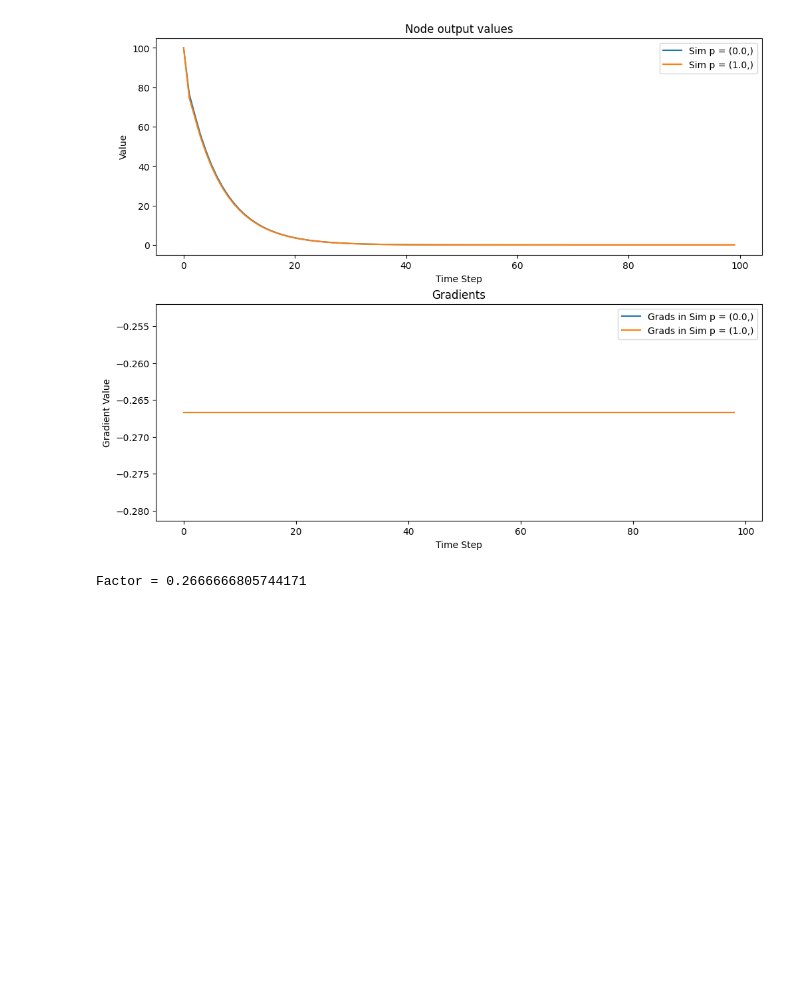
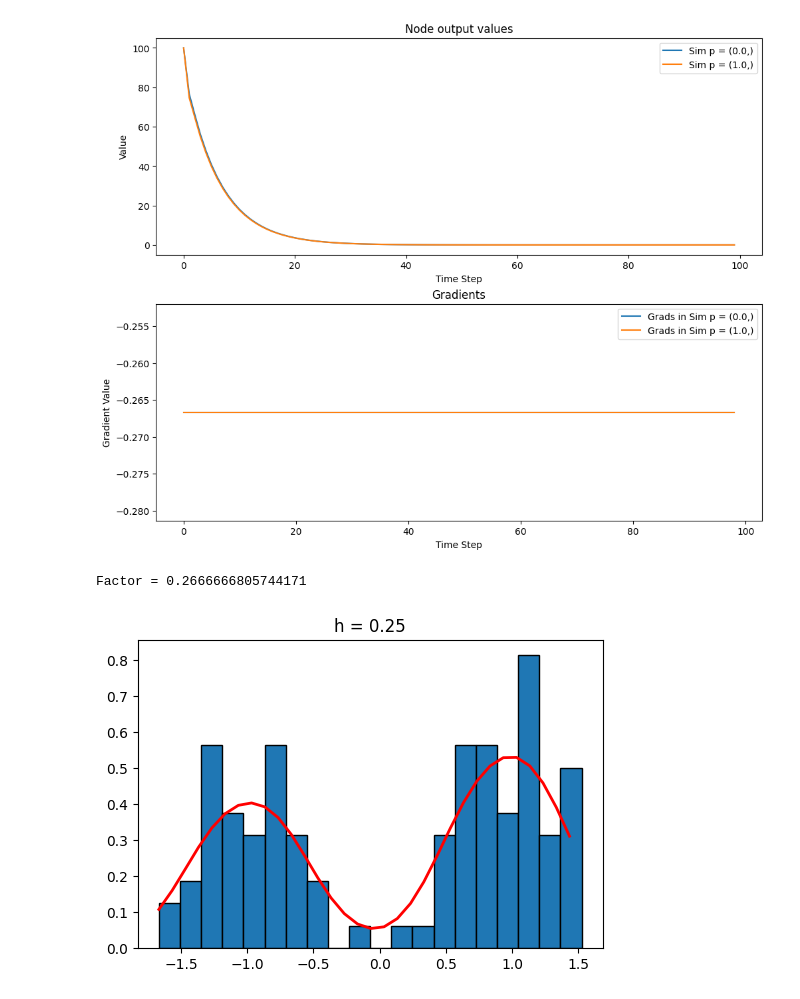
Before and after one commit to humancompatible/interconnect, a Jupyter notebook: examples/basic_simulation.ipynb, the cells around one changed output. Cells and saved outputs as stored; diff of their text form; code cells hidden in the pictures; blank space fills up the shorter version.

Commit message:
Add distribution estimation.

```diff
--- a/examples/basic_simulation.ipynb
+++ b/examples/basic_simulation.ipynb
@@ -237,3 +237,9 @@ r = contraction(reference_signal=100.0, agent_probs=np.array([[0.0, 1.0]]), it=1
 print(f"Factor = {r}")
 # %% [output]
 Factor = 0.2666666805744171
+# %%
+from humancompatible.interconnect.simulators.distribution import Distribution
+dist = Distribution(Sim, 100.0)
+distribution1 = dist.get_distribution(h=0.25)
+# %% [output]
+[figure, added]
```
Also changed, not shown: parts of 3 cells of this notebook, 1 other file.
